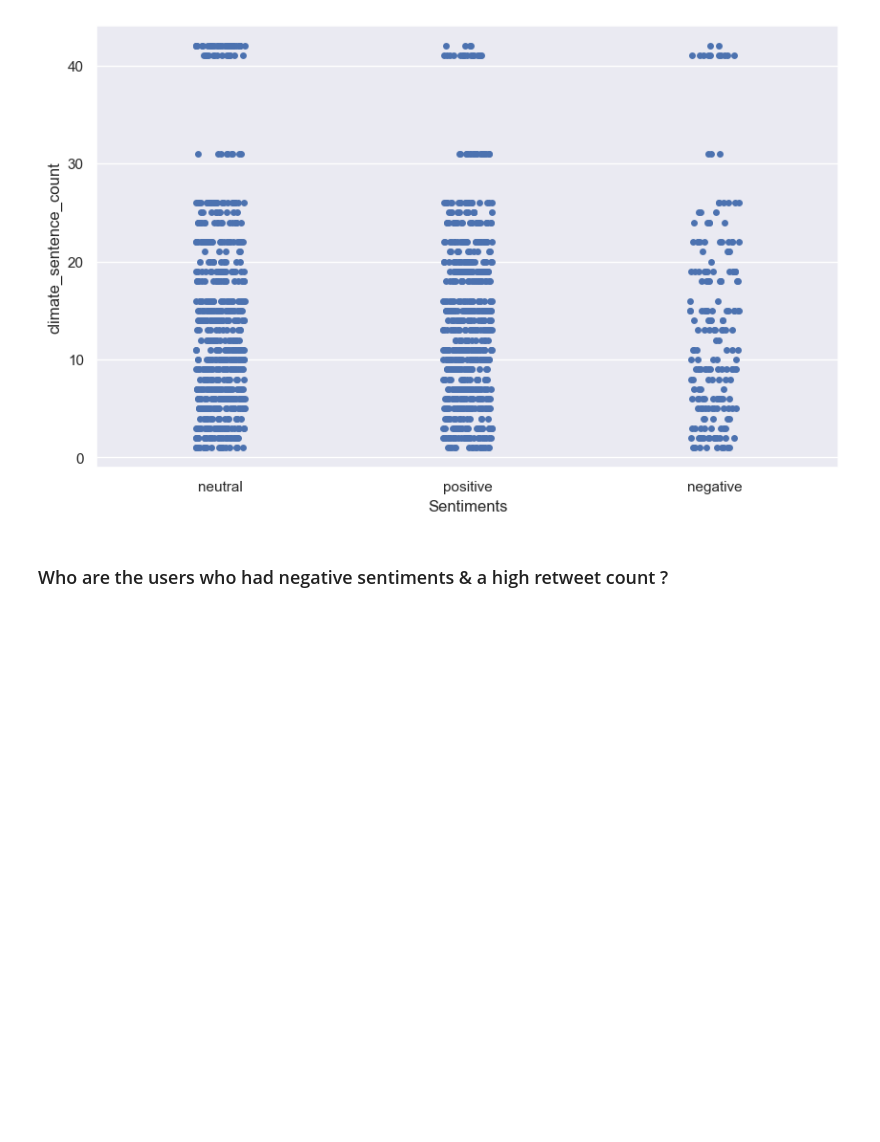
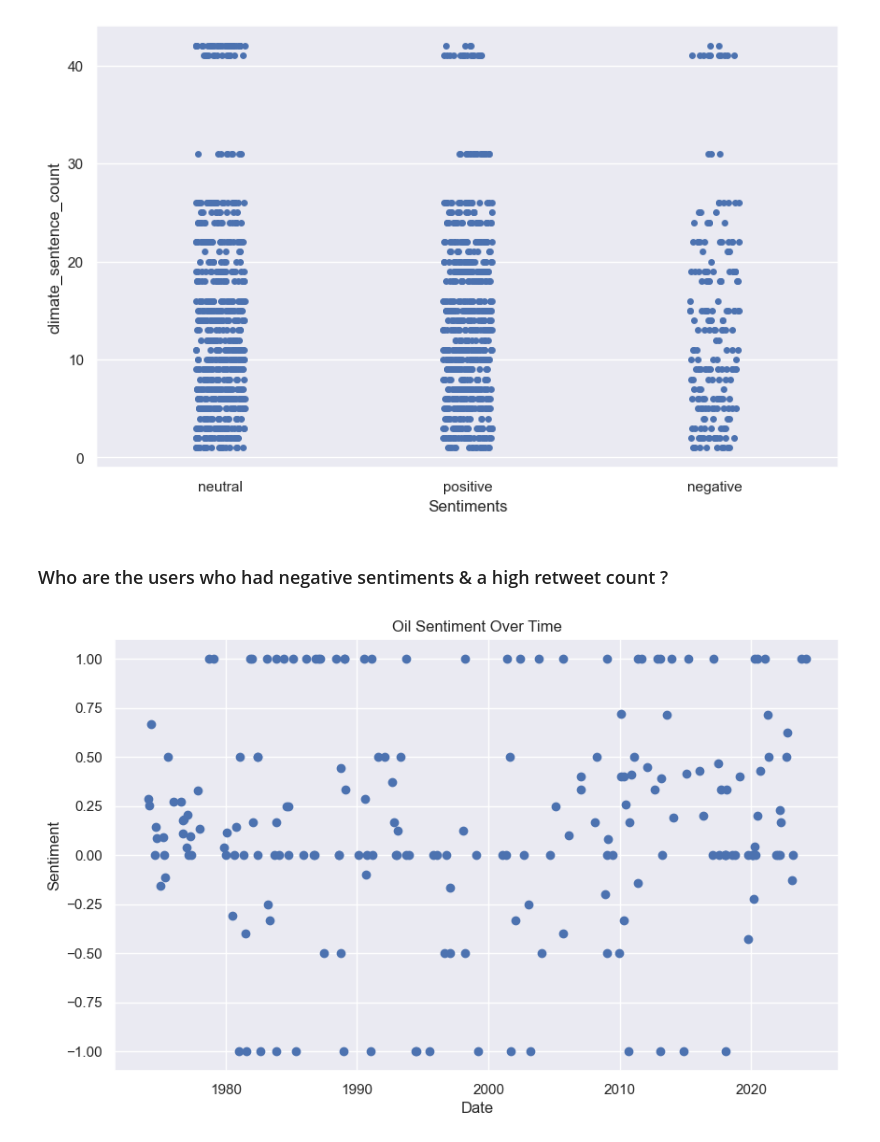
Before and after one commit to chtang-hmc/Spring-Invitation-Datathon-2024, a Jupyter notebook: Analysis/energy-crude-oil-tweets-sentiment-analysis.ipynb, the cells around one changed output. Saved outputs shown, nothing was run; the diff lists cells and outputs as text; code cells hidden in the pictures; blank space fills up the shorter version.

Commit message:
analysis of oil/climate sentiments

```diff
--- a/Analysis/energy-crude-oil-tweets-sentiment-analysis.ipynb
+++ b/Analysis/energy-crude-oil-tweets-sentiment-analysis.ipynb
@@ -292,3 +294,26 @@ plt.show();
 # save the cleaned data
 oil.to_csv('oil_sentiment.csv', index=False)
 climate.to_csv('climate_sentiment.csv', index=False)
+# %%
+# plot sentiment over time
+
+oil['date'] = pd.to_datetime(oil['date'])
+climate['date'] = pd.to_datetime(climate['date'])
+
+# map the sentiment to a numerical value
+sentiment_map = {'positive': 1, 'negative': -1, 'neutral': 0}
+oil['sentiment'] = oil['Sentiments'].map(sentiment_map)
+climate['sentiment'] = climate['Sentiments'].map(sentiment_map)
+# %%
+# group by date and calculate the average sentiment
+oil_sentiment = oil.groupby('date')['sentiment'].mean().reset_index()
+
+# plot the sentiment over time
+plt.figure(figsize=(10,6))
+plt.scatter(oil_sentiment['date'], oil_sentiment['sentiment'])
+plt.title('Oil Sentiment Over Time')
+plt.xlabel('Date')
+plt.ylabel('Sentiment')
+plt.show()
+# %% [output]
+[figure, added]
```
Also changed, not shown: parts of 2 cells of this notebook.
